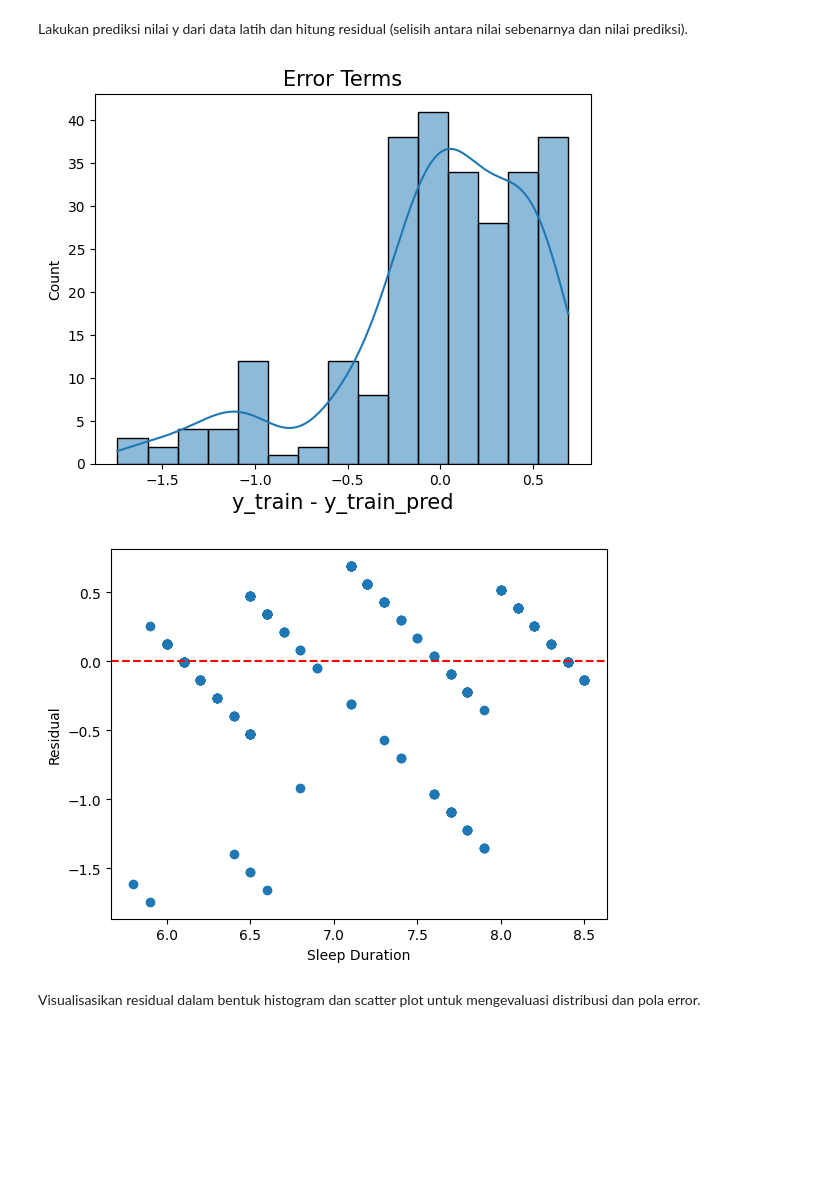
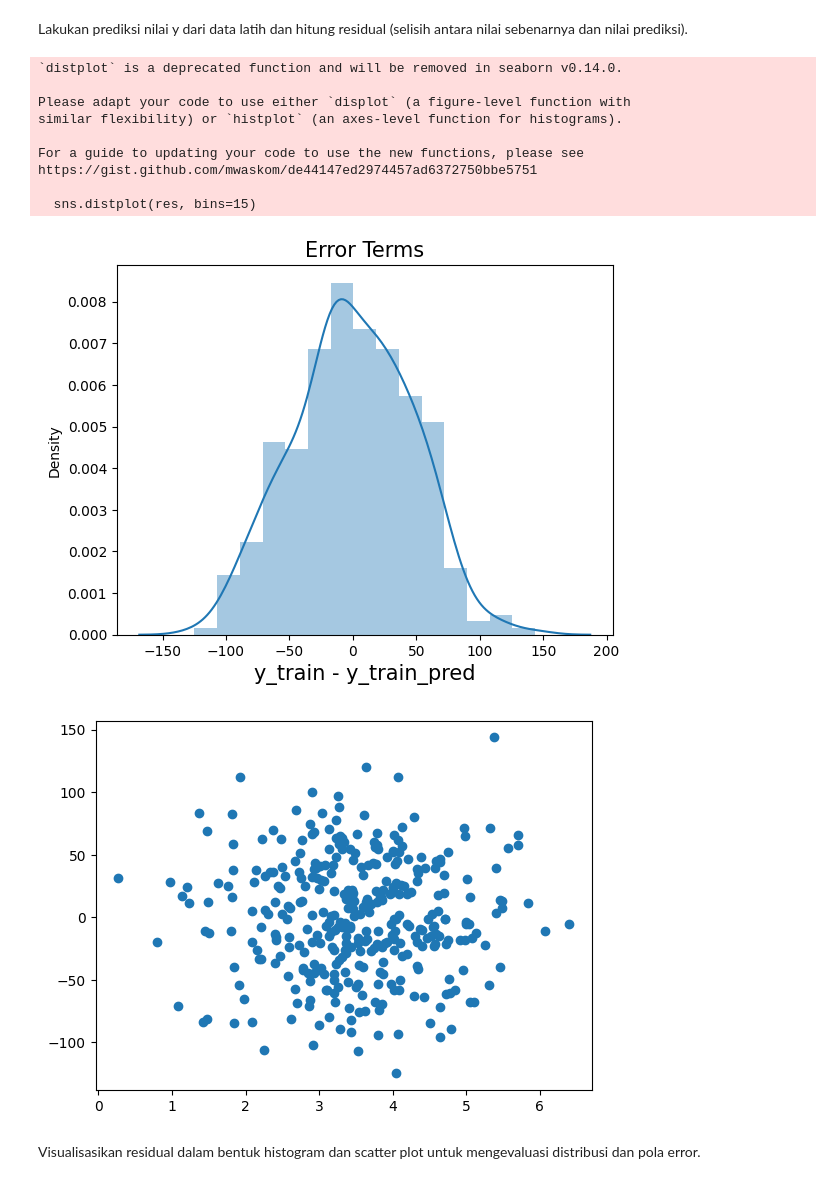
Before and after one commit to Aisyaaswy/Pemrograman_Mesin, a Jupyter notebook: jobsheet_7/praktikum_1.ipynb, the cells around one changed output. Saved outputs shown, nothing was run; the diff lists cells and outputs as text; code cells hidden in the pictures; blank space fills up the shorter version.

```diff
--- a/jobsheet_7/praktikum_1.ipynb
+++ b/jobsheet_7/praktikum_1.ipynb
@@ -16,7 +16,7 @@ Import library NumPy dan Pandas yang digunakan untuk manipulasi data.
 ## **Langkah 3: Baca Data**
 # %%
 # baca data dari file CSV
-data = pd.read_csv('Sleep_health_and_lifestyle_dataset.csv')
+data = pd.read_csv('dataset.csv')
 # %% [markdown]
 Baca data dari file CSV dengan menggunakan Pandas.
 # %% [markdown]
@@ -104,14 +88,13 @@ import statsmodels.api as sm
 # %%
 # Membuat variabel bebas X dan Y, contoh pengambilan dari analisis korelasi sebelumnya
-X = data['Sleep Duration']
-y = data['Quality of Sleep']
+X = data['Length of Membership']
+y = data['Yearly Amount Spent']
 # %% [markdown]
 Pisahkan variabel bebas (X) dan variabel target (y).
 # %%
 # Pembagian data latih dan data uji dengan proporsi 7:3
-X_train, X_test, y_train, y_test = train_test_split(
-    X, y, train_size=0.7, test_size=0.3, random_state=100
-)
+from sklearn.model_selection import train_test_split
+X_train, X_test, y_train, y_test = train_test_split(X, y, train_size=0.7, test_size=0.3, random_state=100)
 # %% [markdown]
 - Bagi data menjadi data latih (70%) dan data uji (30%) menggunakan train_test_split.
 
@@ -164,22 +126,28 @@ res = (y_train - y_train_pred)
 
 Lakukan prediksi nilai y dari data latih dan hitung residual (selisih antara nilai sebenarnya dan nilai prediksi).
 # %%
-# Histogram distribusi residual (menggunakan histplot menggantikan distplot)
-plt.figure()
-sns.histplot(res, bins=15, kde=True)
+# Histogram residual
+fig = plt.figure()
+sns.distplot(res, bins=15)
 plt.title('Error Terms', fontsize=15)
 plt.xlabel('y_train - y_train_pred', fontsize=15)
 plt.show()
 
 # Scatter plot residual
 plt.scatter(X_train, res)
-plt.axhline(y=0, color='r', linestyle='--')
-plt.xlabel('Sleep Duration')
-plt.ylabel('Residual')
 plt.show()
 # %% [output]
+`distplot` is a deprecated function and will be removed in seaborn v0.14.0.
+
+Please adapt your code to use either `displot` (a figure-level function with
+similar flexibility) or `histplot` (an axes-level function for histograms).
+
+For a guide to updating your code to use the new functions, please see
+https://gist.github.com/mwaskom/de44147ed2974457ad6372750bbe5751
+
+  sns.distplot(res, bins=15)
-[figure, old version]
+[figure, new version]
-[figure, old version]
+[figure, new version]
 # %% [markdown]
 Visualisasikan residual dalam bentuk histogram dan scatter plot untuk mengevaluasi distribusi dan pola error.
 # %% [markdown]
```
Also changed, not shown: parts of 10 cells of this notebook.
